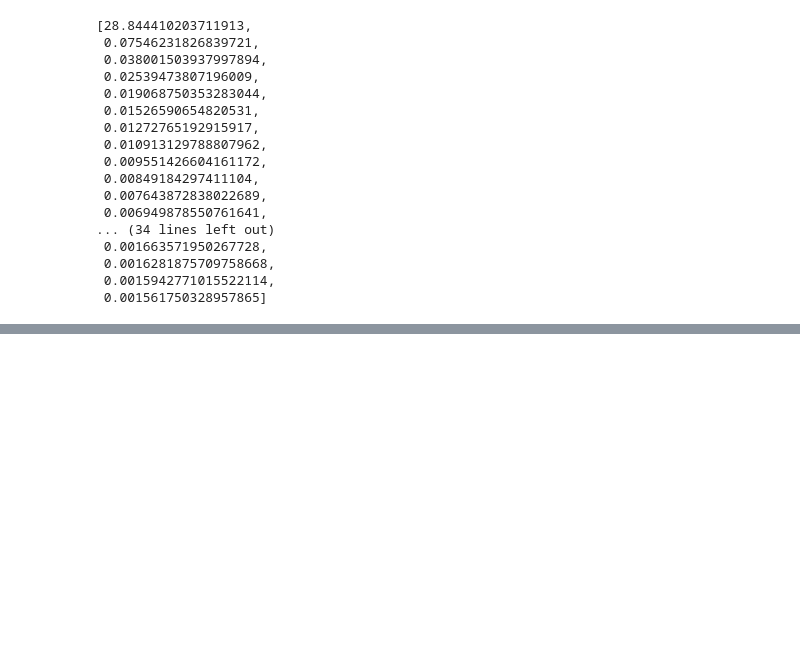
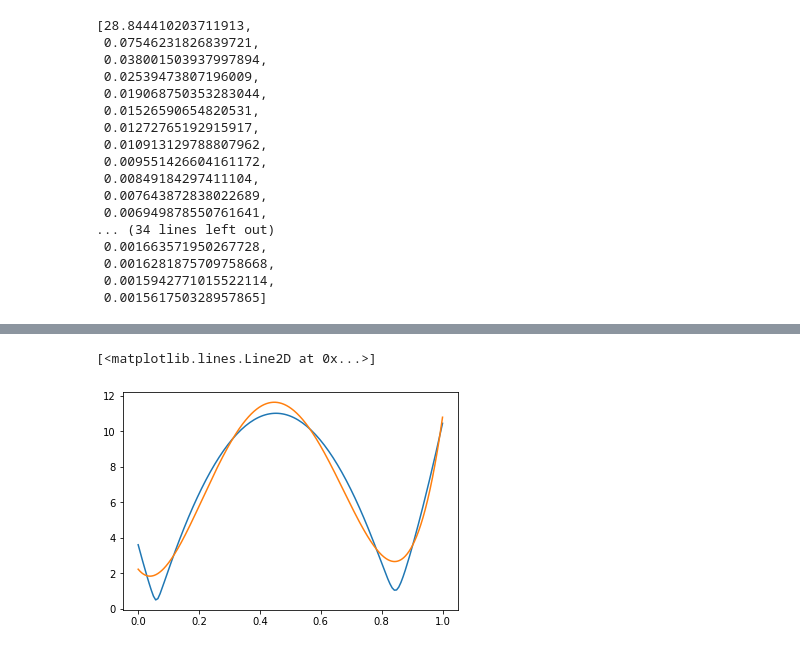
Before and after one commit to TovarnovM/neuro_missile, a Jupyter notebook: src/Untitled1.ipynb, the cells around one changed output, grey strips where cells are left out. Cells and saved outputs as stored; diff of their text form; code cells hidden in the pictures; blank space fills up the shorter version.

```diff
--- a/src/Untitled1.ipynb
+++ b/src/Untitled1.ipynb
@@ -101,0 +147,21 @@ $\displaystyle - 2.91295063024394 \left(\frac{0.5 Ax^{2}}{Acc_{max}^{2}} - \frac
+# %%
+ts = np.linspace(0,1, 140)
+BA = B-A
+CB = C - B
+DC = D - C
+vs = []
+xs = []
+ys = []
+for blend in ts:
+    v = (BA*3*(1-blend)**2 + CB*6*blend*(1-blend)+ DC*3*blend**2)/delta_t
+#     v = (-6*BA + 6*blend*BA + 6 * CB - 12*blend*CB + 6 * blend*DC)/(delta_t**2)
+    xs.append(v[0])
+    ys.append(v[1])
+    vs.append(v.len())
+plt.plot(ts, vs)
+
+ts2 = np.linspace(0,1,1000)
+plt.plot(ts2, np.poly1d(np.polyfit(ts, vs, 4))(ts2))
+# %% [output]
+[<matplotlib.lines.Line2D at 0x...>]
+[figure, added]
```
Also changed, not shown: parts of 10 cells of this notebook, 6 other files.
